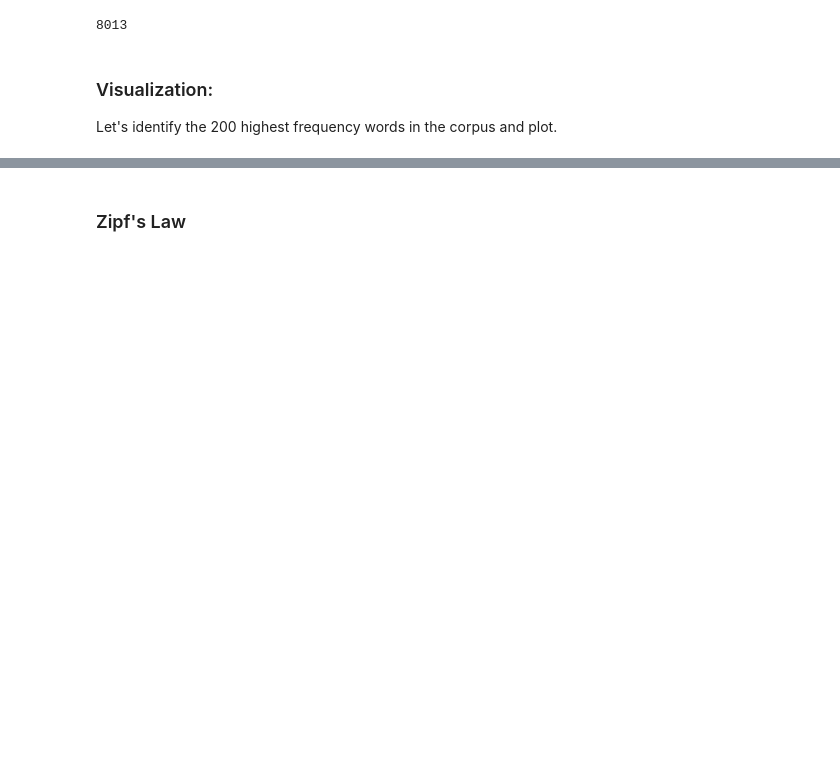
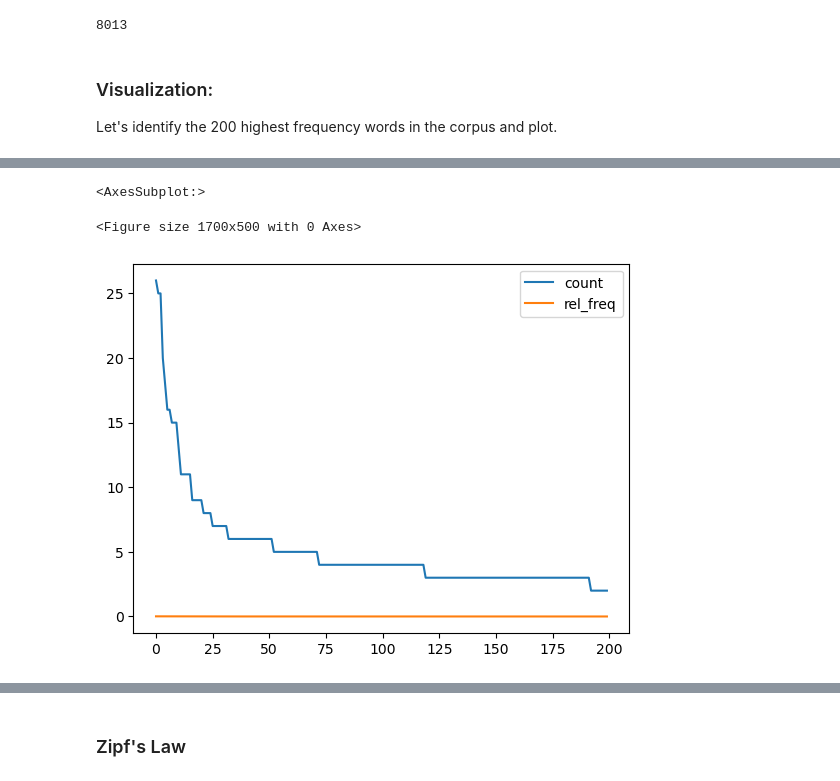
Before and after one commit to letisalba/Data-620, a Jupyter notebook: Week-8/Assignment Week 8.ipynb, the cells around one changed output, grey strips where cells are left out. Saved outputs shown, nothing was run; the diff lists cells and outputs as text; code cells hidden in the pictures; blank space fills up the shorter version.

```diff
--- a/Week-8/Assignment Week 8.ipynb
+++ b/Week-8/Assignment Week 8.ipynb
@@ -188,0 +205,7 @@ monroe_top200.head(10)
+# %%
+plt.figure(figsize=(17,5))
+monroe_top200.plot()
+# %% [output]
+<AxesSubplot:>
+<Figure size 1700x500 with 0 Axes>
+[figure, added]
```
Also changed, not shown: parts of 19 cells of this notebook.
